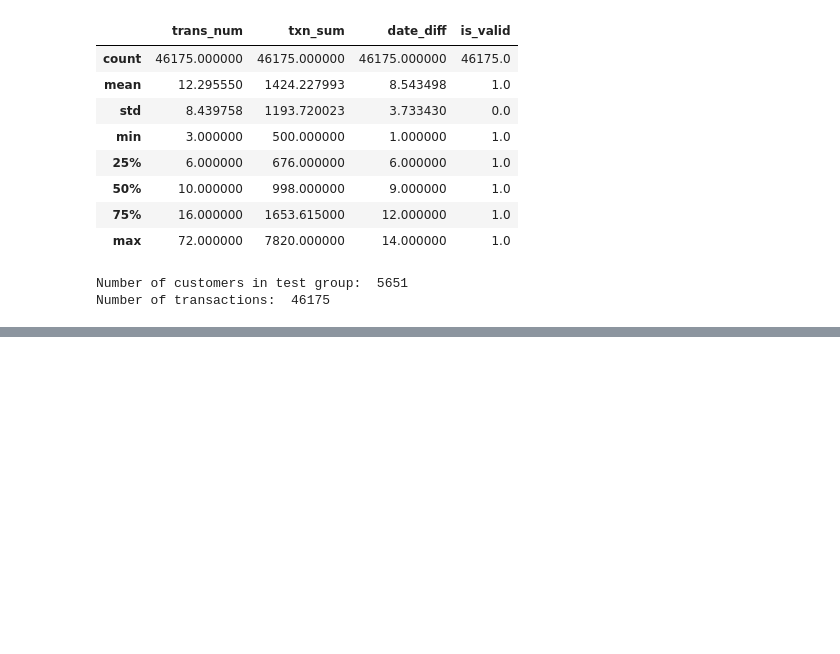
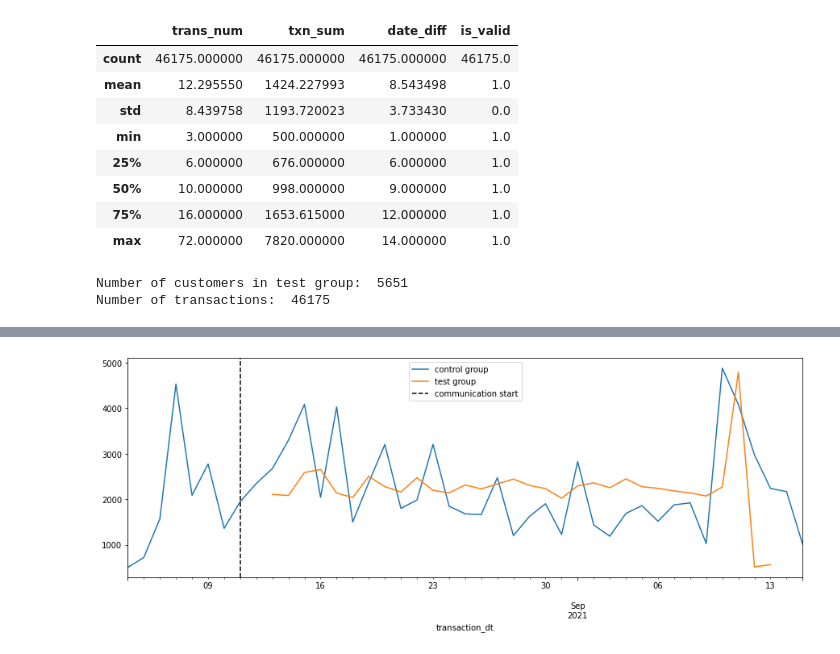
Before and after one commit to daniildzheparov999/digital_compaign_analysis, a Jupyter notebook: hw_v2.ipynb, the cells around one changed output, grey strips where cells are left out. Cells and saved outputs as stored; diff of their text form; code cells hidden in the pictures; blank space fills up the shorter version.

```diff
--- a/hw_v2.ipynb
+++ b/hw_v2.ipynb
@@ -717,0 +766,12 @@ Number of transactions:  46175
+# %%
+test_group_clean_agg = test_group_clean.groupby('transaction_dt')[['txn_sum', 'cust_id']].agg({'txn_sum': sum, 'cust_id': 'count'})
+
+test_group_clean_agg['unique_cust_numb'] = test_group_clean.groupby('transaction_dt')['cust_id'].nunique()
+
+test_group_clean_agg.rename(columns={'cust_id':'trans_num'}, inplace=True)
+
+test_group_clean_agg['trans_per_cust'] = test_group_clean_agg['trans_num']/test_group_clean_agg['unique_cust_numb']
+
+test_group_clean_agg['sum_per_customer'] = test_group_clean_agg['txn_sum']/test_group_clean_agg['unique_cust_numb']
+
+test_group_clean_agg['sum_per_trans'] = test_group_clean_agg['txn_sum']/test_group_clean_agg['trans_num']
@@ -717,0 +806,12 @@ Number of transactions:  46175
+# %%
+control_group_clean_agg = control_group_clean.groupby('transaction_dt')[['txn_sum', 'cust_id']].agg({'txn_sum': sum, 'cust_id': 'count'})
+
+control_group_clean_agg['unique_cust_numb'] = control_group_clean.groupby('transaction_dt')['cust_id'].nunique()
+
+control_group_clean_agg.rename(columns={'cust_id':'trans_num'}, inplace=True)
+
+control_group_clean_agg['trans_per_cust'] = control_group_clean_agg['trans_num']/control_group_clean_agg['unique_cust_numb']
+
+control_group_clean_agg['sum_per_customer'] = control_group_clean_agg['txn_sum']/control_group_clean_agg['unique_cust_numb']
+
+control_group_clean_agg['sum_per_trans'] = control_group_clean_agg['txn_sum']/control_group_clean_agg['trans_num']
@@ -717,0 +846,9 @@ Number of transactions:  46175
+# %%
+control_group_clean_agg['sum_per_customer'].plot(figsize=(15,5), label='control group')
+test_group_clean_agg['sum_per_customer'].plot(figsize=(15,5), label='test group')
+plt.axvline('2021-08-11', color='black', ls='--', label='communication start')
+
+plt.legend()
+plt.show()
+# %% [output]
+[figure, added]
```
Also changed, not shown: parts of 18 cells of this notebook.
